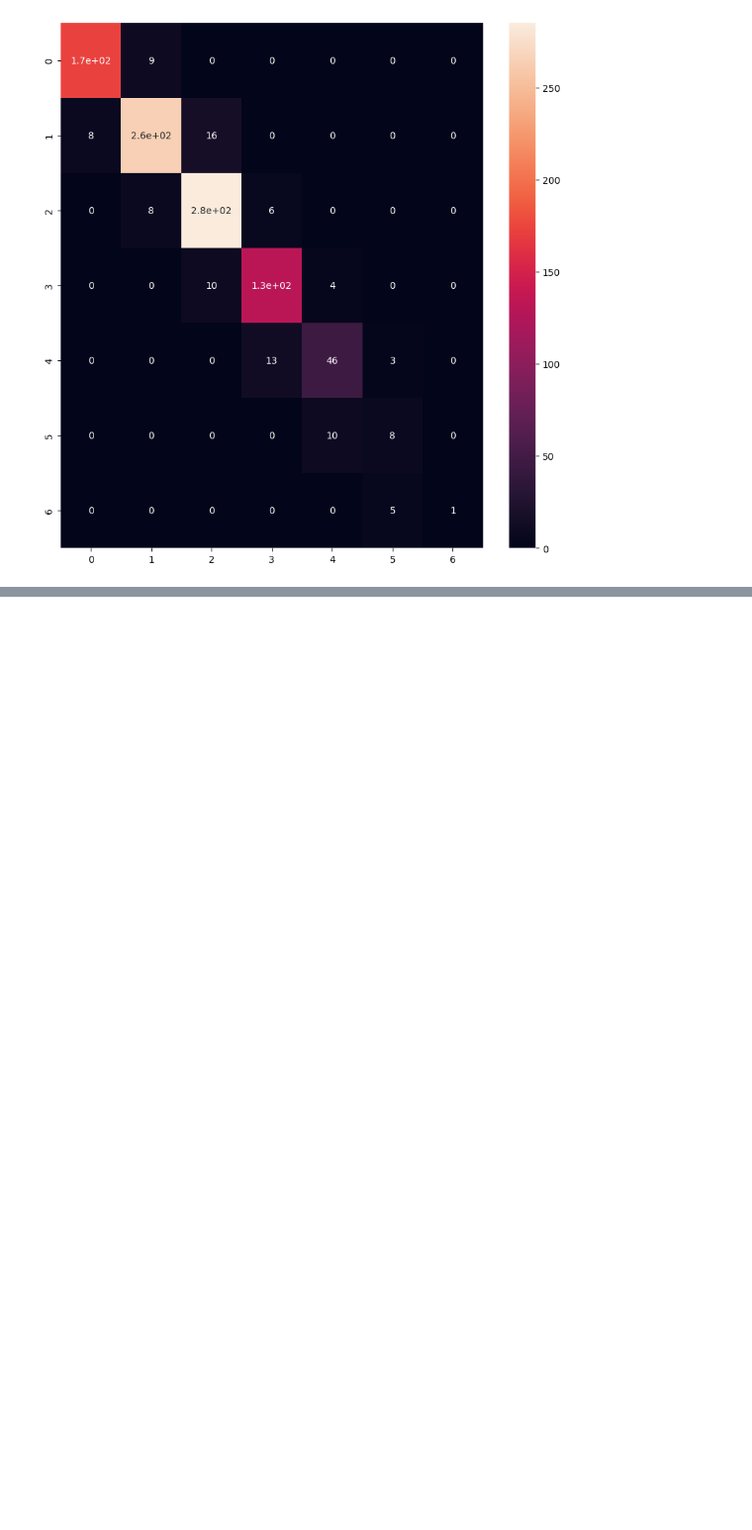
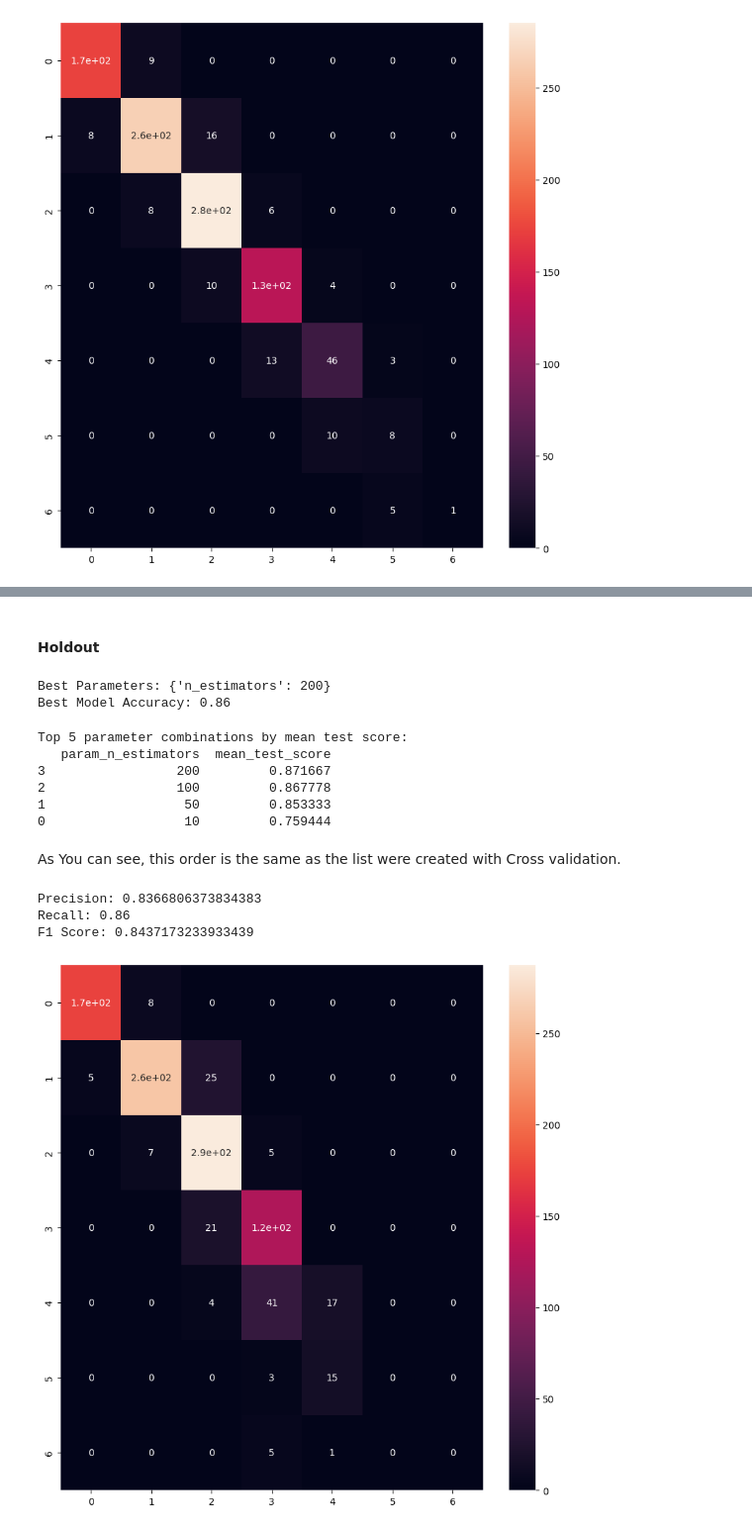
Before and after one commit to Snaseri2001/Machine-learning, a Jupyter notebook: Classification_Lohn/TU_ML_2025S_Loan.ipynb, the cells around one changed output, grey strips where cells are left out. Shown: that part at 99% size. Cells and saved outputs as stored; diff of their text form; code cells hidden in the pictures; blank space fills up the shorter version.

```diff
--- a/Classification_Lohn/TU_ML_2025S_Loan.ipynb
+++ b/Classification_Lohn/TU_ML_2025S_Loan.ipynb
@@ -681,0 +971,63 @@ plt.show()
+# %% [markdown]
+#### Holdout
+# %%
+from sklearn.model_selection import PredefinedSplit
+rf_model = RandomForestClassifier(random_state=42)
+
+# Corrected param_grid
+param_grid = {
+    'n_estimators': [10, 50, 100, 200]  # Directly specify n_estimators
+}
+
+
+test_fold = [-1] * int(len(X_train) * 0.8) + [0] * int(len(X_train) * 0.2)
+ps = PredefinedSplit(test_fold)
+
+grid_search = GridSearchCV(rf_model, param_grid, cv=ps, scoring='accuracy', n_jobs=-1)
+grid_search.fit(X_train, y_train)
+
+print("Best Parameters:", grid_search.best_params_)
+
+best_model = grid_search.best_estimator_
+y_pred = best_model.predict(X_test)
+accuracy = accuracy_score(y_test, y_pred)
+print("Best Model Accuracy:", accuracy)
+# %% [output]
+Best Parameters: {'n_estimators': 200}
+Best Model Accuracy: 0.86
+# %%
+results = pd.DataFrame(grid_search.cv_results_)
+results_df = results[['param_n_estimators','mean_test_score']]
+results_df = results_df.sort_values(by='mean_test_score', ascending=False)
+
+print("Top 5 parameter combinations by mean test score:")
+print(results_df.head())
+# %% [output]
+Top 5 parameter combinations by mean test score:
+   param_n_estimators  mean_test_score
+3                 200         0.871667
+2                 100         0.867778
+1                  50         0.853333
+0                  10         0.759444
+# %% [markdown]
+As You can see, this order is the same as the list were created with Cross validation.
+# %%
+precision = precision_score(y_test, y_pred, average='weighted')
+# Recall
+recall = recall_score(y_test, y_pred, average='weighted')
+# F1 Score
+f1 = f1_score(y_test, y_pred, average='weighted')
+print("Precision:", precision)
+print("Recall:", recall)
+print("F1 Score:", f1)
+# %% [output]
+Precision: 0.8366806373834383
+Recall: 0.86
+F1 Score: 0.8437173233933439
+# %%
+plt.figure(figsize=(10, 10))
+cm=confusion_matrix(y_test, y_pred)
+sns.heatmap(cm, annot=True)
+plt.show()
+# %% [output]
+[figure, added]
```
Also changed, not shown: parts of 51 cells of this notebook.
